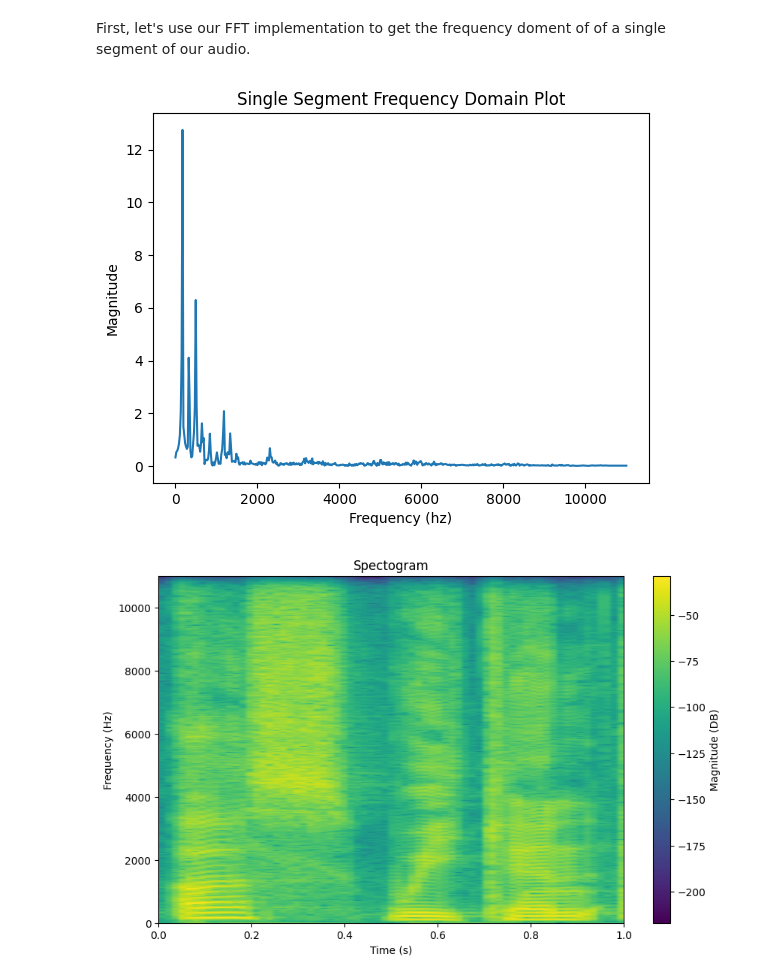
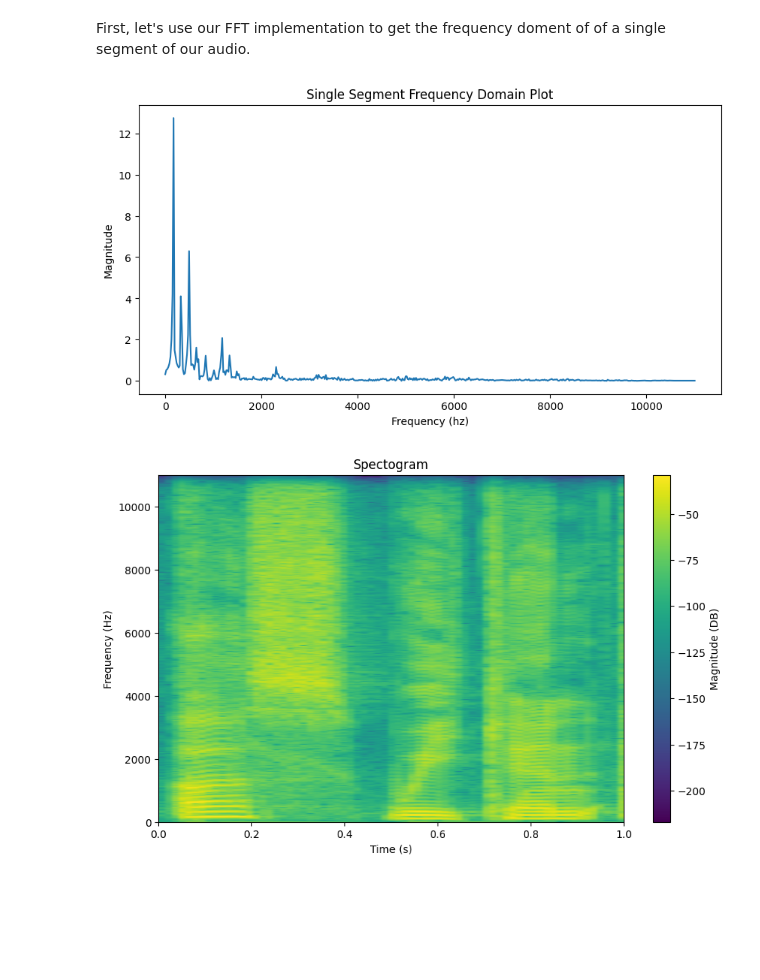
Before and after one commit to Pbotsaris/Delia-audio, a Jupyter notebook: notebooks/01-FFT.ipynb, the cells around one changed output. Drawn from its saved outputs; the diff is of its cells as text; code cells hidden in the pictures; blank space fills up the shorter version.

```diff
--- a/notebooks/FFT.ipynb
+++ b/notebooks/01-FFT.ipynb
@@ -393,19 +394,20 @@ First, let's use our FFT implementation to get the frequency doment of of a sing
 # %%
 N = 1024
 
 # we see above that around 3000, 4000 samples, we have some audio signal
 segment = audio.tolist()[3500:3500 + N]
 
 vec = pydelia.fft(segment)
 mags = pydelia.magnitude(vec)
 bins = pydelia.fft_frequencies(N, sr)
+plt.figure(figsize=(10, 5))
 plt.plot(bins, mags[: N // 2])
 plt.title("Single Segment Frequency Domain Plot")
 plt.xlabel("Frequency (hz)")
 plt.ylabel("Magnitude")
 plt.show()
 # %% [output]
-[figure, old version]
+[figure, new version]
 # %%
 def spectogram(samples, sr, window_size, hop_perc=0.5):
     n_samples = len(samples)
```
Also changed, not shown: parts of 4 cells of this notebook, 16 other files.
